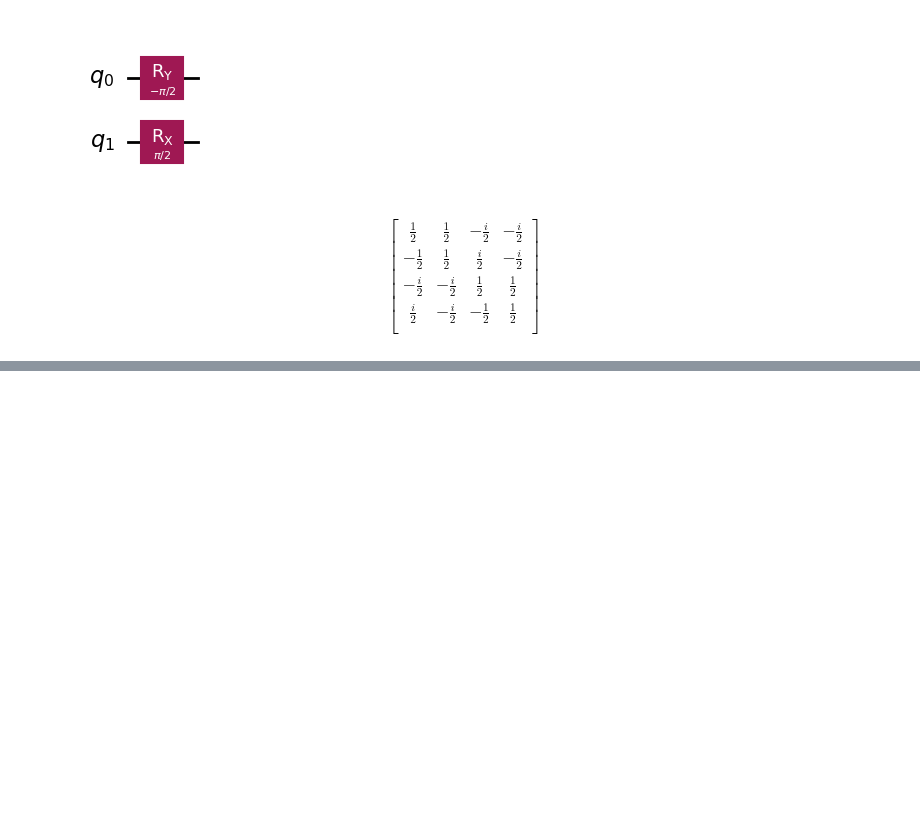
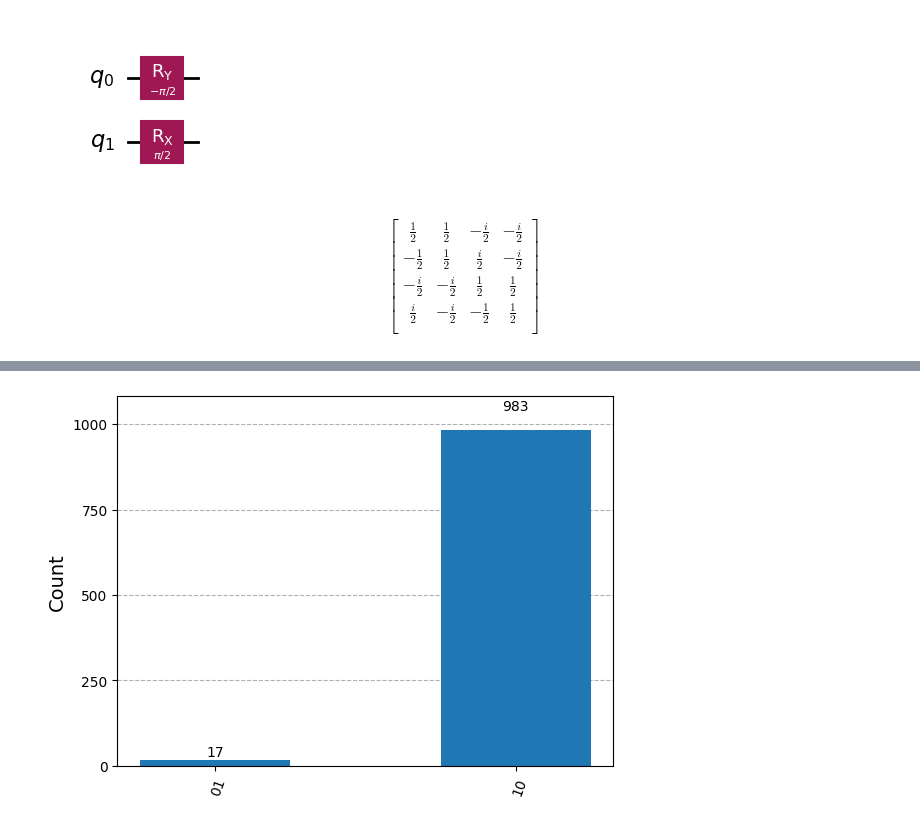
Before and after one commit to JoeJoeNguyen/quantumComputing, a Jupyter notebook: QML/Tqr.ipynb, the cells around one changed output, grey strips where cells are left out. Cells and saved outputs as stored; diff of their text form; code cells hidden in the pictures; blank space fills up the shorter version.

```diff
--- a/QML/Tqr.ipynb
+++ b/QML/Tqr.ipynb
@@ -363,0 +378,12 @@ plt.show()
+# %%
+simluator = Aer.get_backend('qasm_simulator')
+
+job_state = simluator.run(qc, shots=1000)
+
+result = job_state.result()
+
+counts = result.get_counts(qc)
+
+plot_histogram(counts)
+# %% [output]
+[figure, added]
```
Also changed, not shown: parts of 10 cells of this notebook, 1 other file.
